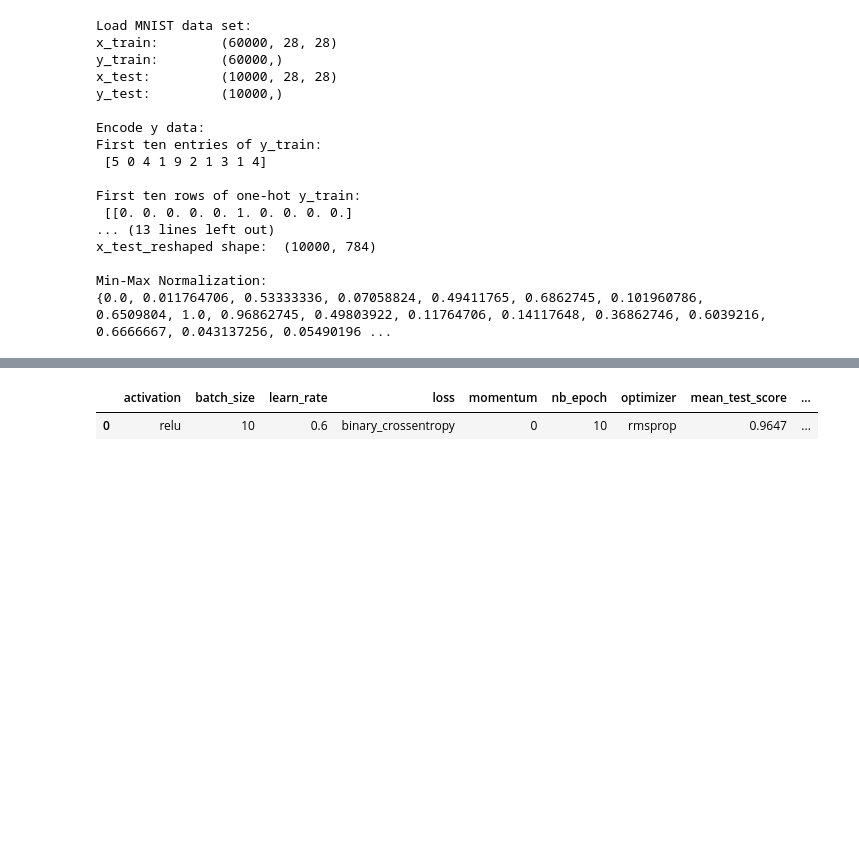
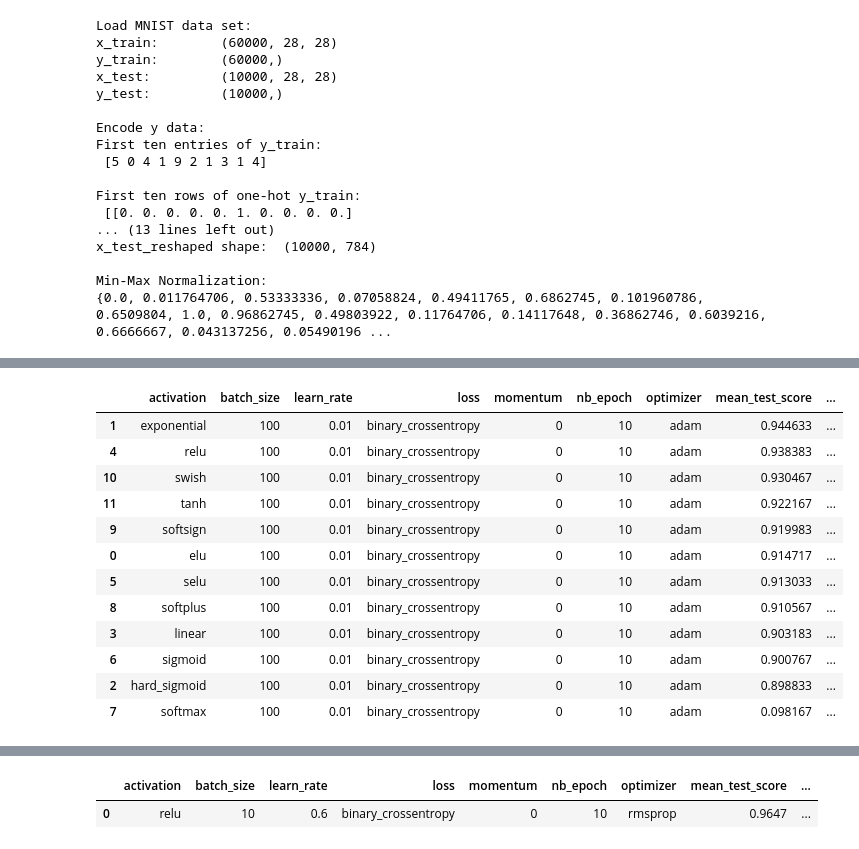
Before and after one commit to fhebal/msds, a Jupyter notebook: msds-458/MSDS-458 Assignment #2.ipynb, the cells around one changed output, grey strips where cells are left out. Saved outputs shown, nothing was run; the diff lists cells and outputs as text; code cells hidden in the pictures; blank space fills up the shorter version.

```diff
--- a/msds-458/MSDS-458 Assignment #2.ipynb
+++ b/msds-458/MSDS-458 Assignment #2.ipynb
@@ -174,0 +185,8 @@ Min-Max Normalization:
+# %%
+def print_results(grid_result):
+    para = pd.DataFrame.from_dict(grid_result.cv_results_['params'])
+    mean = pd.DataFrame(grid_result.cv_results_['mean_test_score'],columns=['mean_test_score'])
+    stds = pd.DataFrame(grid_result.cv_results_['std_test_score'],columns=['std_test_score'])
+    df = para.join(mean.join(stds)).sort_values('mean_test_score', ascending=False)
+    df.reset_index().drop(columns=['index'])
+    return df
@@ -174,0 +196,34 @@ Min-Max Normalization:
+# %%
+# grid search parameters
+learn_rate = [0.01]
+momentum = [0]
+optimizers = ['adam']
+epochs = [10]
+batches = [100]
+activation = [
+    'elu', 'exponential', 'hard_sigmoid', 'linear', 'relu','selu',
+    'sigmoid', 'softmax', 'softplus', 'softsign', 'swish', 'tanh',
+]
+loss = ['binary_crossentropy'] #,'categorical_crossentropy']
+#units_1 = [10,20,30,512,]
+#units_2 = [0.3]#[0.001, 0.01, 0.1, 0.2, 0.3]
+
+param_grid = dict(
+    learn_rate=learn_rate,
+    momentum=momentum,
+    optimizer=optimizers,
+    nb_epoch=epochs,
+    batch_size=batches,
+    activation=activation,
+    loss=loss
+)
+
+#history = model.fit(x_train_norm,y_train_encoded, epochs=20,validation_split=0.20,batch_size = 10)
+grid_result = GridSearchCV(estimator=model, param_grid=param_grid, cv=3).fit(x_train_norm, y_train_encoded)
+df = print_results(grid_result)
+df
+# rmsprop and adam will differentiat based on batching...
+# some optimizers are better for
+# when you change between cpu gpu and tpu, optimized for certain things
+# if you are prebatching data - you will runa cycle where everythign through the processing units are zeros
+# %% [output]
@@ -174,0 +247,13 @@ Min-Max Normalization:
+|  | activation | batch_size | learn_rate | loss | momentum | nb_epoch | optimizer | mean_test_score | ... |
+| 1 | exponential | 100 | 0.01 | binary_crossentropy | 0 | 10 | adam | 0.944633 | ... |
+| 4 | relu | 100 | 0.01 | binary_crossentropy | 0 | 10 | adam | 0.938383 | ... |
+| 10 | swish | 100 | 0.01 | binary_crossentropy | 0 | 10 | adam | 0.930467 | ... |
+| 11 | tanh | 100 | 0.01 | binary_crossentropy | 0 | 10 | adam | 0.922167 | ... |
+| 9 | softsign | 100 | 0.01 | binary_crossentropy | 0 | 10 | adam | 0.919983 | ... |
+| 0 | elu | 100 | 0.01 | binary_crossentropy | 0 | 10 | adam | 0.914717 | ... |
+| 5 | selu | 100 | 0.01 | binary_crossentropy | 0 | 10 | adam | 0.913033 | ... |
+| 8 | softplus | 100 | 0.01 | binary_crossentropy | 0 | 10 | adam | 0.910567 | ... |
+| 3 | linear | 100 | 0.01 | binary_crossentropy | 0 | 10 | adam | 0.903183 | ... |
+| 6 | sigmoid | 100 | 0.01 | binary_crossentropy | 0 | 10 | adam | 0.900767 | ... |
+| 2 | hard_sigmoid | 100 | 0.01 | binary_crossentropy | 0 | 10 | adam | 0.898833 | ... |
+| 7 | softmax | 100 | 0.01 | binary_crossentropy | 0 | 10 | adam | 0.098167 | ... |
```
Also changed, not shown: parts of 12 cells of this notebook.
